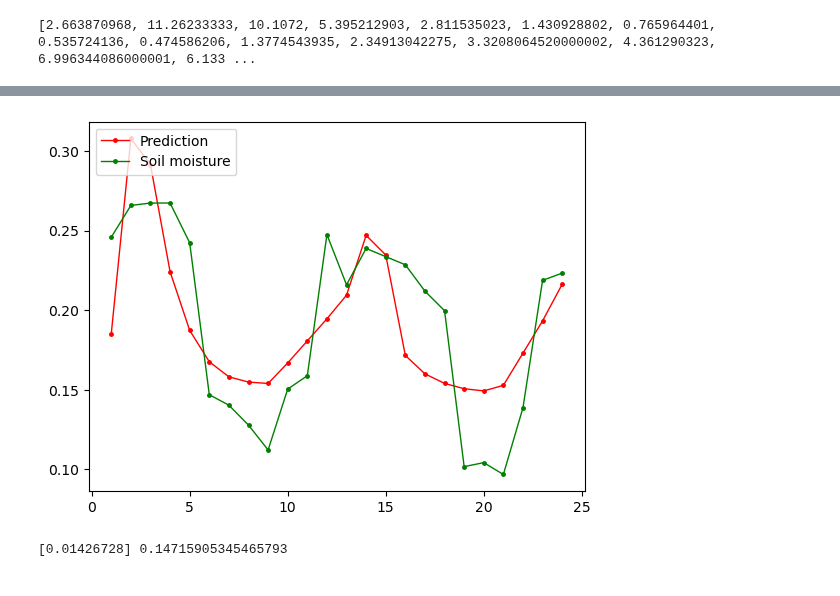
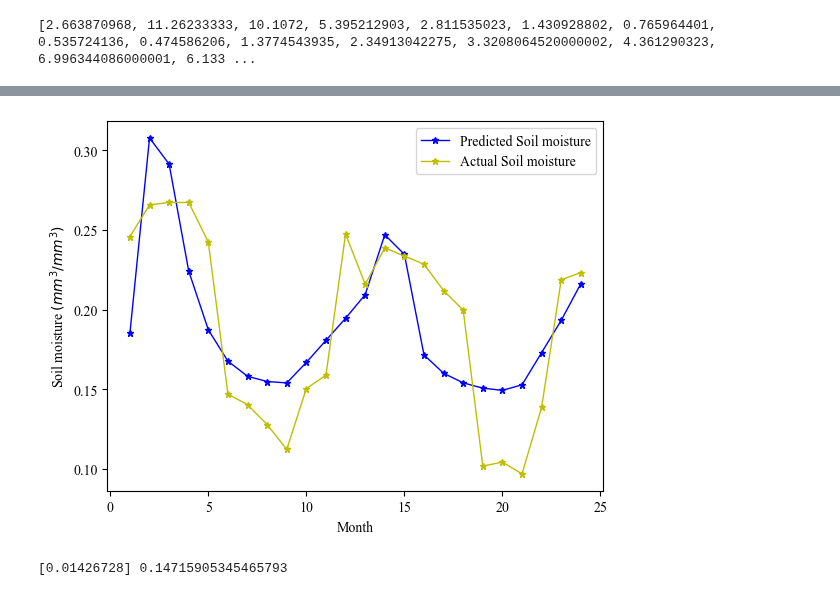
Before and after one commit to SILENT-GUO/MCM_works, a Jupyter notebook: Competition/Tasks/DataProcessing.ipynb, the cells around one changed output, grey strips where cells are left out. Drawn from its saved outputs; the diff is of its cells as text; code cells hidden in the pictures.

```diff
--- a/Competition/Tasks/DataProcessing.ipynb
+++ b/Competition/Tasks/DataProcessing.ipynb
@@ -2,3 +2,7 @@
 import netCDF4 as nc
 import numpy as np
 import pandas as pd
+import matplotlib.pyplot as plt
+import seaborn as sns
+sns.despine(top=True, right=True, left=False, bottom=False)
+plt.rc('font', family='Times New Roman')
@@ -7,19 +13,19 @@ import pandas as pd
 # %%
 soil_moisture = []
 for month in range(1, 10):
-    f = nc.Dataset("/Users/silent/Documents/MCM_works/Competition/Data/2017_sm/ESACCI-SOILMOISTURE-L3S-SSMV-COMBINED-20170"+str(month)+"01000000-fv04.5.nc")
+    f = nc.Dataset("../Data/2017_sm/ESACCI-SOILMOISTURE-L3S-SSMV-COMBINED-20170"+str(month)+"01000000-fv04.5.nc")
     all_vars = f.variables.keys()   # get all keys
     all_vars_info = f.variables.items()   # output: <class 'dict_items'>
     sm = f['sm'][:].data
     soil_moisture.append(sm[0][193][249])
 for month in range(10, 13):
-    f = nc.Dataset("/Users/silent/Documents/MCM_works/Competition/Data/2017_sm/ESACCI-SOILMOISTURE-L3S-SSMV-COMBINED-2017"+str(month)+"01000000-fv04.5.nc")
+    f = nc.Dataset("../Data/2017_sm/ESACCI-SOILMOISTURE-L3S-SSMV-COMBINED-2017"+str(month)+"01000000-fv04.5.nc")
     all_vars = f.variables.keys()   # get all keys
     all_vars_info = f.variables.items()   # output: <class 'dict_items'>
     sm = f['sm'][:].data
     soil_moisture.append(sm[0][193][249])
 for month in range(1, 10):
-    f = nc.Dataset("/Users/silent/Documents/MCM_works/Competition/Data/2018_sm/ESACCI-SOILMOISTURE-L3S-SSMV-COMBINED-20180"+str(month)+"01000000-fv04.5.nc")
+    f = nc.Dataset("../Data/2018_sm/ESACCI-SOILMOISTURE-L3S-SSMV-COMBINED-20180"+str(month)+"01000000-fv04.5.nc")
     all_vars = f.variables.keys()   # get all keys
     all_vars_info = f.variables.items()   # output: <class 'dict_items'>
     sm = f['sm'][:].data
@@ -38,7 +44,7 @@ for month in range(1, 10):
     else:
         soil_moisture.append(processed_data)
 for month in range(10, 13):
-    f = nc.Dataset("/Users/silent/Documents/MCM_works/Competition/Data/2018_sm/ESACCI-SOILMOISTURE-L3S-SSMV-COMBINED-2018"+str(month)+"01000000-fv04.5.nc")
+    f = nc.Dataset("../Data/2018_sm/ESACCI-SOILMOISTURE-L3S-SSMV-COMBINED-2018"+str(month)+"01000000-fv04.5.nc")
     all_vars = f.variables.keys()   # get all keys
     all_vars_info = f.variables.items()   # output: <class 'dict_items'>
     sm = f['sm'][:].data
@@ -76,9 +81,9 @@ plt.plot(month, soil_moisture, 'r')
 # %%
-air_pressure_california = pd.DataFrame(pd.read_csv("/Users/silent/Documents/MCM_works/Competition/Data/California_data/AirPressure.csv"))
+air_pressure_california = pd.DataFrame(pd.read_csv("../Data/California_data/AirPressure.csv"))
 air_pressure_list = air_pressure_california.values[0].tolist() + air_pressure_california.values[1].tolist()
-rainfall_california = pd.DataFrame(pd.read_csv("/Users/silent/Documents/MCM_works/Competition/Data/California_data/ObservedRainfall.csv"))
+rainfall_california = pd.DataFrame(pd.read_csv("../Data/California_data/ObservedRainfall.csv"))
 rainfall_list = rainfall_california.values[0].tolist() + rainfall_california.values[1].tolist()
-temperature_california = pd.DataFrame(pd.read_csv("/Users/silent/Documents/MCM_works/Competition/Data/California_data/Temperature.csv"))
+temperature_california = pd.DataFrame(pd.read_csv("../Data/California_data/Temperature.csv"))
 temperature_list = temperature_california.values[0].tolist() + temperature_california.values[1].tolist()
 rainfall_list[11] = (rainfall_list[12] + rainfall_list[10])/2
 rainfall_list[13] = (rainfall_list[12] + rainfall_list[14])/1.5
@@ -127,14 +132,17 @@ rainfall_list, temperature_list, air_pressure_list = np.array(rainfall_list), np
 # %%
 from sklearn import linear_model
 model = linear_model.LinearRegression()
 df_train = pd.DataFrame({'rainfall': rainfall_list , 'temperature': np.log(temperature_list), 'soil_moisture': soil_moisture})
 model.fit(df_train[['rainfall']], df_train['soil_moisture'])
 prediction = model.predict(df_train[['rainfall']])
-plt.plot(month, prediction, 'r', marker='.', c='r', ms=5, linewidth='1', label="Prediction")
-plt.plot(month, soil_moisture, 'r', marker='.', c='g', ms=5, linewidth='1', label="Soil moisture")
-plt.legend(loc="upper left")
+
+plt.xlabel("Month")
+plt.ylabel(r"Soil moisture $(mm^3/mm^3)$")
+plt.plot(month, prediction, 'r', marker='*', c='b', ms=5, linewidth='1', label="Predicted Soil moisture")
+plt.plot(month, soil_moisture, 'r', marker='*', c='y', ms=5, linewidth='1', label="Actual Soil moisture")
+plt.legend(loc="upper right")
 plt.show()
 print(model.coef_, model.intercept_)
 # %% [output]
-[figure, old version]
+[figure, new version]
 [0.01426728] 0.14715905345465793
```
Also changed, not shown: parts of 7 cells of this notebook, 3 other files.
